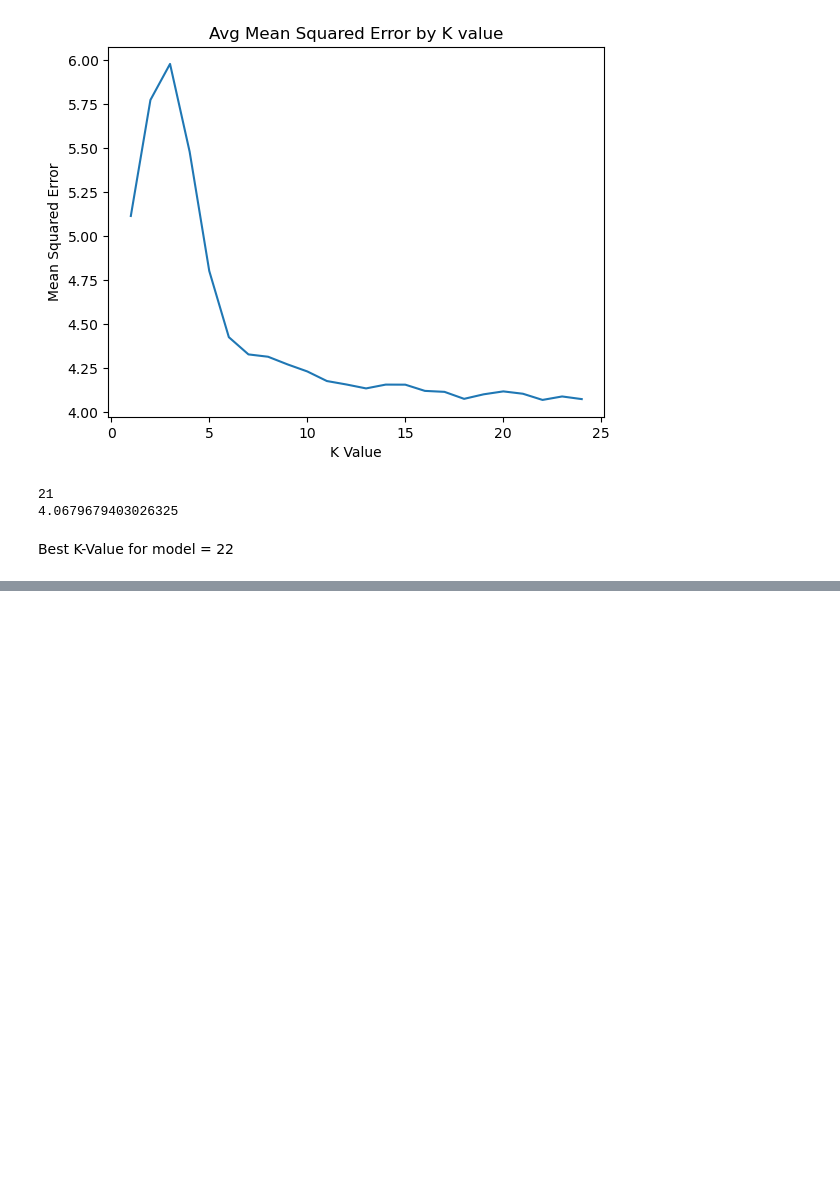
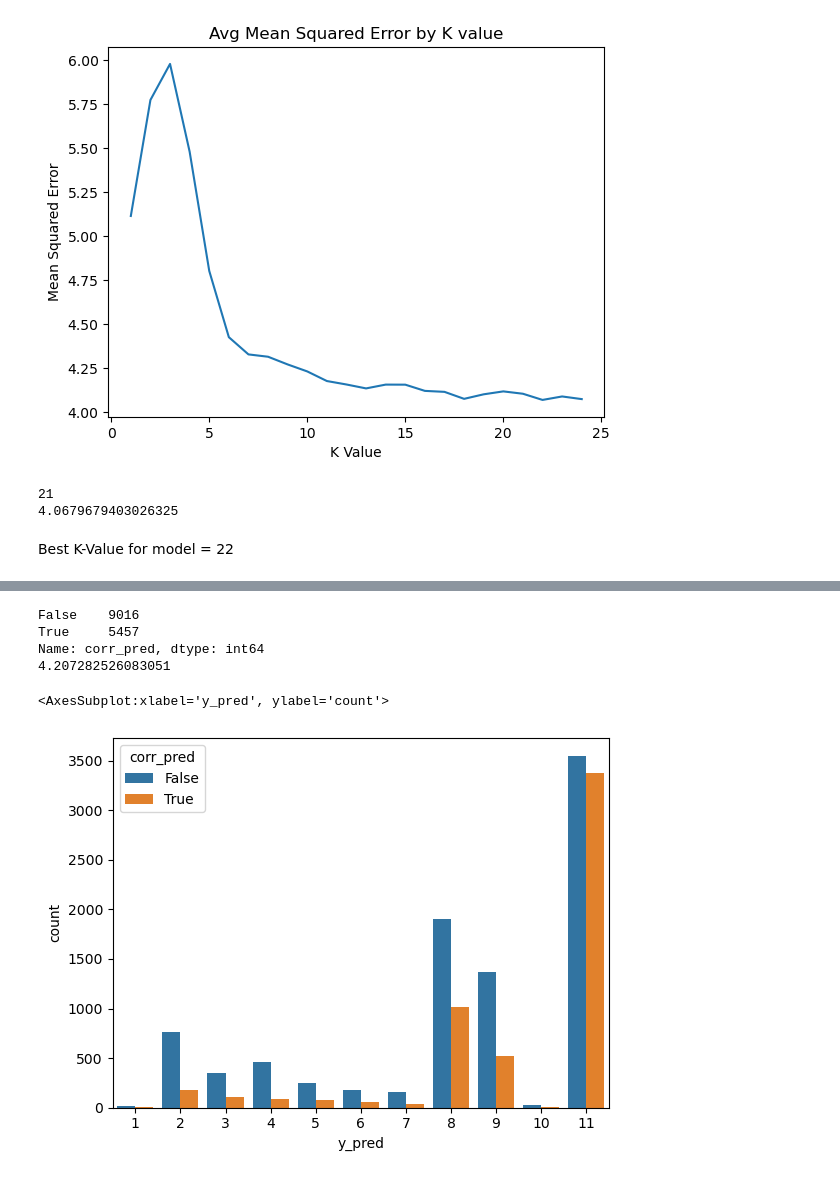
Before and after one commit to DanHL0/COGS109, a Jupyter notebook: COGS109_FInal_Project.ipynb, the cells around one changed output, grey strips where cells are left out. Saved outputs shown, nothing was run; the diff lists cells and outputs as text; code cells hidden in the pictures; blank space fills up the shorter version.

```diff
--- a/COGS109_FInal_Project.ipynb
+++ b/COGS109_FInal_Project.ipynb
@@ -232,6 +311,7 @@ graphDf = X_test.copy()
 graphDf['y_test'] = y_test
 graphDf['y_pred'] = y_pred
 graphDf.reset_index(inplace=True,drop=True)
+graphDf['corr_pred'] = np.where(graphDf['y_test']==graphDf['y_pred'],True,False)
 # %%
 graphDf.head()
 # %% [output]
@@ -241,3 +321,16 @@ graphDf.head()
 | 2 | 1 | 2 | 1 | 1 | 1 | 1 | 1 | 2 | 1 | 1 | ... |
 | 3 | 1 | 1 | 1 | 1 | 1 | 2 | 1 | 1 | 2 | 2 | ... |
 | 4 | 2 | 2 | 1 | 2 | 2 | 2 | 2 | 2 | 2 | 1 | ... |
+# %%
+print(graphDf.corr_pred.value_counts())
+print(mean_squared_error(y_test,y_pred))
+# %% [output]
+False    9016
+True     5457
+Name: corr_pred, dtype: int64
+4.207282526083051
+# %%
+sns.countplot(data=graphDf, x='y_pred',hue='corr_pred')
+# %% [output]
+<AxesSubplot:xlabel='y_pred', ylabel='count'>
+[figure, added]
```
Also changed, not shown: parts of 8 cells of this notebook.
